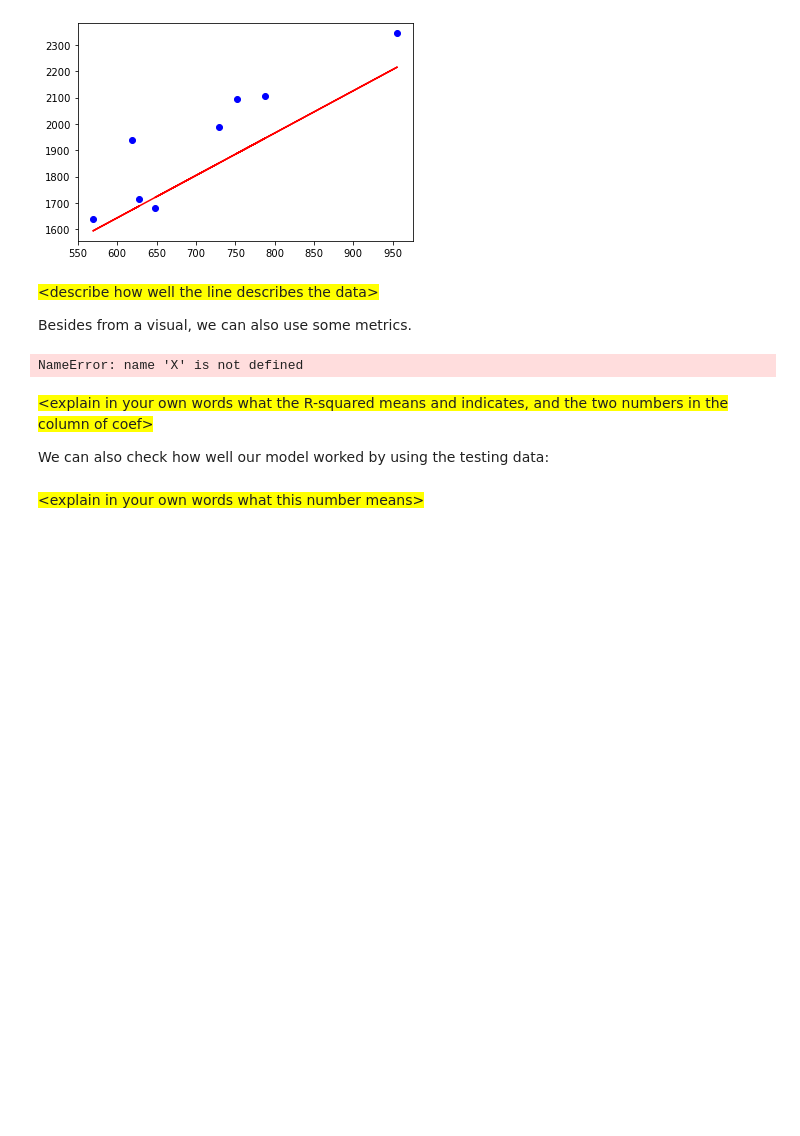
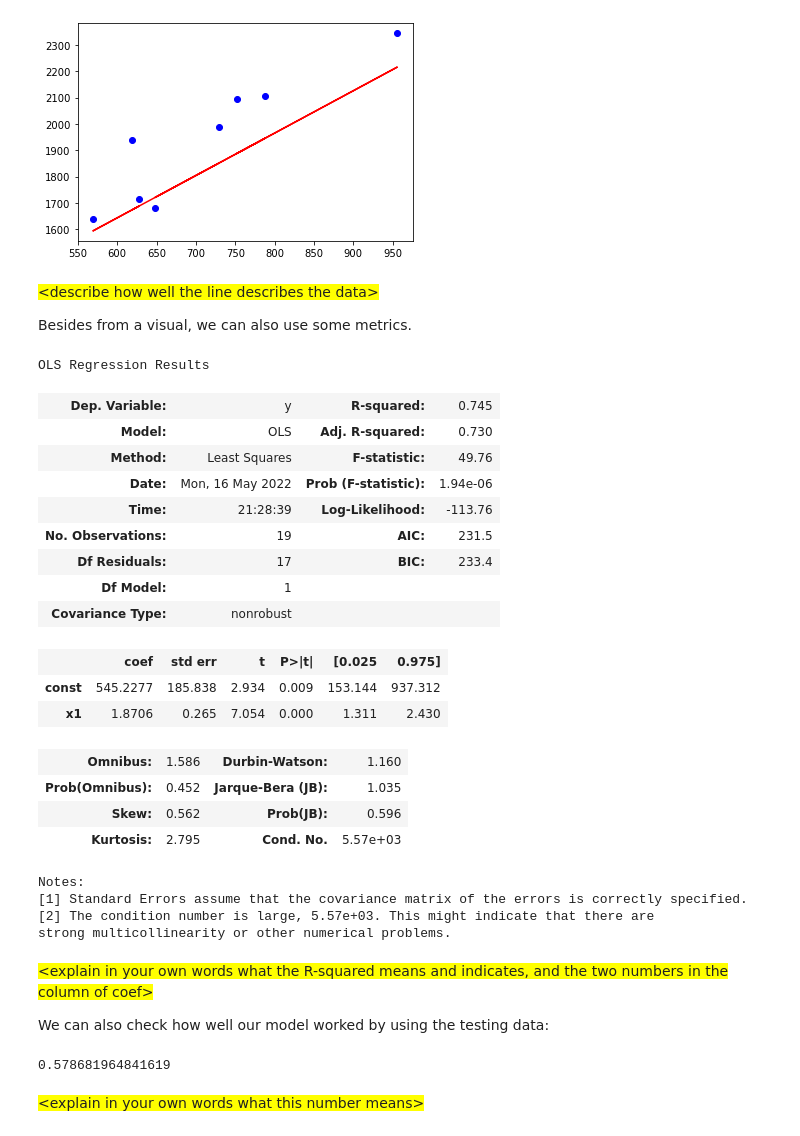
Before and after one commit to stephenpangga/Data-mining-and-statistics, a Jupyter notebook: Week 4/try-assignment/DMS - S4 - Assignment 1 - Template.ipynb, the cells around one changed output. Drawn from its saved outputs; the diff is of its cells as text; code cells hidden in the pictures; blank space fills up the shorter version.

Commit message:
working on 2.2: 2nd Bivariate Regression

```diff
--- a/Week 4/try-assignment/DMS - S4 - Assignment 1 - Template.ipynb
+++ b/Week 4/try-assignment/DMS - S4 - Assignment 1 - Template.ipynb
@@ -190,20 +189,42 @@ plt.plot(x_test,perfomance, color='red')
 Besides from a visual, we can also use some metrics.
 # %%
 #code to show the results of the statsmodels.api summary
-
 #to add a new constant
-newX = sm.add_constant(X)
+newX = sm.add_constant(x)
 newModel = sm.OLS(y, newX).fit()
 newPred = newModel.predict(newX)
 newModel.summary()
 # %% [output]
-NameError: name 'X' is not defined
+OLS Regression Results
+| Dep. Variable: | y | R-squared: | 0.745 |
+| Model: | OLS | Adj. R-squared: | 0.730 |
+| Method: | Least Squares | F-statistic: | 49.76 |
+| Date: | Mon, 16 May 2022 | Prob (F-statistic): | 1.94e-06 |
+| Time: | 21:28:39 | Log-Likelihood: | -113.76 |
+| No. Observations: | 19 | AIC: | 231.5 |
+| Df Residuals: | 17 | BIC: | 233.4 |
+| Df Model: | 1 |  |  |
+| Covariance Type: | nonrobust |  |  |
+|  | coef | std err | t | P>|t| | [0.025 | 0.975] |
+| const | 545.2277 | 185.838 | 2.934 | 0.009 | 153.144 | 937.312 |
+| x1 | 1.8706 | 0.265 | 7.054 | 0.000 | 1.311 | 2.430 |
+| Omnibus: | 1.586 | Durbin-Watson: | 1.160 |
+| Prob(Omnibus): | 0.452 | Jarque-Bera (JB): | 1.035 |
+| Skew: | 0.562 | Prob(JB): | 0.596 |
+| Kurtosis: | 2.795 | Cond. No. | 5.57e+03 |
+Notes:
+[1] Standard Errors assume that the covariance matrix of the errors is correctly specified.
+[2] The condition number is large, 5.57e+03. This might indicate that there are
+strong multicollinearity or other numerical problems.
 # %% [markdown]
 <span style='background:yellow'>\<explain in your own words what the R-squared means and indicates, and the two numbers in the column of coef></span>
 
 We can also check how well our model worked by using the testing data:
 # %%
 #code to show the accuracy score
+myModel.score(x_test, y_test)
+# %% [output]
+0.578681964841619
 # %% [markdown]
 <span style='background:yellow'>\<explain in your own words what this number means></span>
 # %% [markdown]
```
Also changed, not shown: parts of 4 cells of this notebook.
